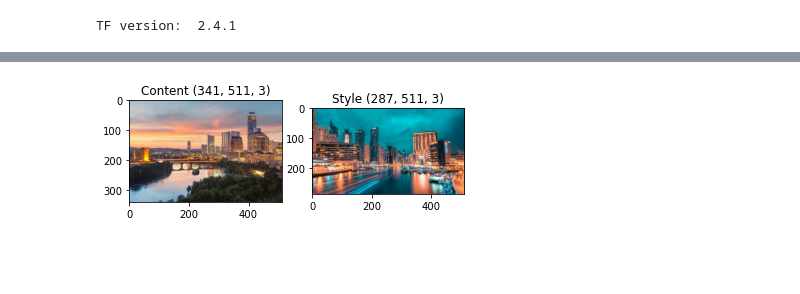
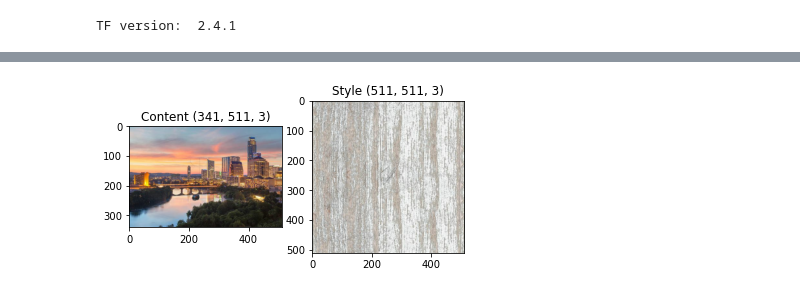
Before and after one commit to elilaird/CS83212-Advanced-Neural-Networks, a Jupyter notebook: Style-Transfer/Pretrained.ipynb, the cells around one changed output, grey strips where cells are left out. Drawn from its saved outputs; the diff is of its cells as text; code cells hidden in the pictures; blank space fills up the shorter version.

```diff
--- a/Style-Transfer/Pretrained.ipynb
+++ b/Style-Transfer/Pretrained.ipynb
@@ -111,7 +451,7 @@ class VGG19AutoEncoder(tf.keras.Model):
         if transform == 'wct':
             wct = self.wct_from_cov
         elif transform == 'covmatch':
-            wct = self.new_transform
+            wct = self.cov_matching
 
         if alphas==None:
             alphas = {'layer3':0.6,
@@ -284,7 +624,7 @@ class VGG19AutoEncoder(tf.keras.Model):
         return np.float32(blended)
 
     @staticmethod
-    def new_transform(content_img, style_img, alpha=0.6):
+    def cov_matching(content_img, style_img, alpha=0.6):
 
         def matrix_to_power(matrix, power):
             eig_threshold = 1e-5
@@ -338,0 +685,25 @@ Wall time: 2.04 s
+# %%
+austin_file = os.path.join('../data', 'austin.jpeg')
+dallas_file = os.path.join('../data', 'dallas.jpeg')
+goldengate_file = os.path.join('../data','goldengate.jpeg')
+
+austin_img = load_img(austin_file)
+dallas_img = load_img(dallas_file)
+goldengate_img = load_img(goldengate_file)
+
+austin_r = AE.O2(AE.D2(AE.E2(tf.constant(austin_img))))
+dallas_r = AE.O2(AE.D2(AE.E2(tf.constant(dallas_img))))
+goldengate_r = AE.O2(AE.D2(AE.E2(tf.constant(goldengate_img))))
+
+imglist = [austin_img, dallas_img, goldengate_img]
+reclist = [austin_r, dallas_r, goldengate_r]
+
+for orig, rec in zip(imglist, reclist):
+    orig = tf.clip_by_value(tf.squeeze(orig), 0, 1)
+    rec = tf.clip_by_value(tf.squeeze(rec), 0, 1)
+
+    plt.figure(figsize=(10,10))
+    plt.subplot(1,2,1)
+    imshow(orig,'Original')
+    plt.subplot(1,2,2)
+    imshow(rec,'Reconstructed')
@@ -339,17 +724,12 @@ Wall time: 2.04 s
 # %%
 %%time
 
+style_path = '../data/wooden.jpeg'
 
-content_path = '../data/austin.jpeg'
-style_path = '../data/nightcity.jpeg'
-
-content_image = load_img(content_path)
 style_image = load_img(style_path)
-# only need to resize for signal SVD
-# style_image = resize(style_image,content_image.shape)
 
 plt.subplot(1, 2, 1)
-imshow(content_image,'Content')
+imshow(austin_img,'Content')
 
 plt.subplot(1, 2, 2)
 imshow(style_image,'Style')
@@ -365,3 +745,3 @@ Wall time: 2.99 s
-[figure, old version]
+[figure, new version]
 # %%
 imshow(style_image,'Style')
```
Also changed, not shown: parts of 28 cells of this notebook.
